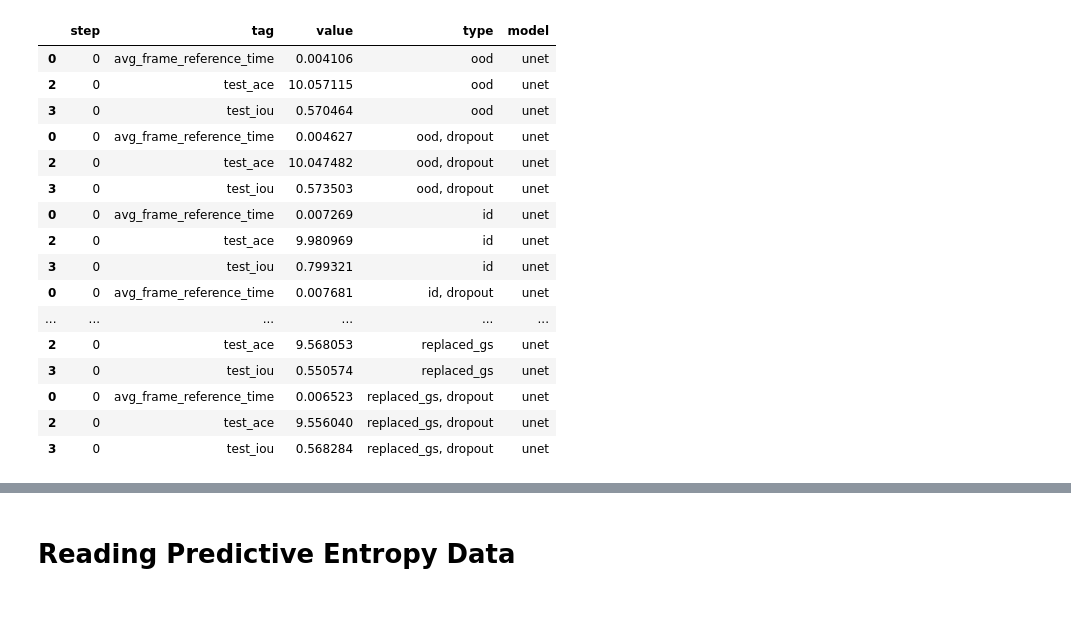
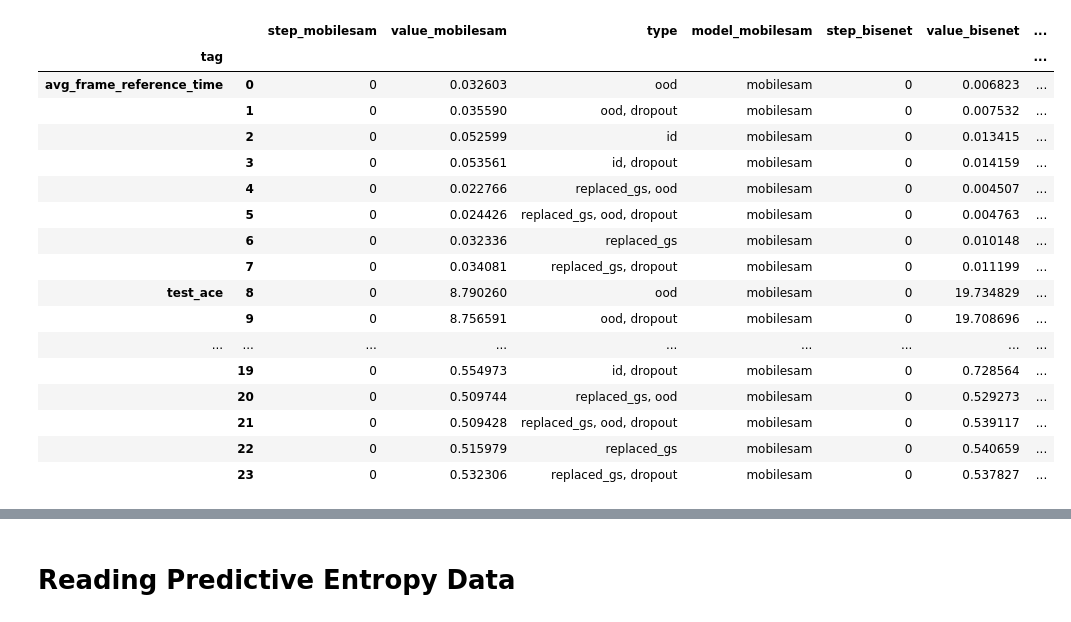
Before and after one commit to UTNuclearRoboticsPublic/assembly_glovebox_dataset, a Jupyter notebook: data/convert_scripts/tb_to_csv.ipynb, the cells around one changed output, grey strips where cells are left out. Saved outputs shown, nothing was run; the diff lists cells and outputs as text; code cells hidden in the pictures.

```diff
--- a/data/convert_scripts/tb_to_csv.ipynb
+++ b/data/convert_scripts/tb_to_csv.ipynb
@@ -79,39 +130,28 @@ result
 # %%
-dfs = {value: result.loc[result['model'] == value] for value in ['bisenet', 'mobilesam', 'unet']}
+dfs = {value: result.loc[result['model'] == value] for value in ['bisenet', 'mobilesam', 'unet', 'bisenet_ensemble', 'mobilesam_ensemble', 'unet_ensemble']}
-# %%
-y = dfs['mobilesam'].groupby(["tag"], group_keys=True).apply(lambda x: x.drop(columns=['step', 'tag']))
-x = dfs['bisenet'].groupby(["tag"], group_keys=True).apply(lambda x: x.drop(columns=['step', 'tag']))
-# %%
-dfs['unet']
-# %% [output]
-|  | step | tag | value | type | model |
-| 0 | 0 | avg_frame_reference_time | 0.004106 | ood | unet |
-| 2 | 0 | test_ace | 10.057115 | ood | unet |
-| 3 | 0 | test_iou | 0.570464 | ood | unet |
-| 0 | 0 | avg_frame_reference_time | 0.004627 | ood, dropout | unet |
-| 2 | 0 | test_ace | 10.047482 | ood, dropout | unet |
-| 3 | 0 | test_iou | 0.573503 | ood, dropout | unet |
-| 0 | 0 | avg_frame_reference_time | 0.007269 | id | unet |
-| 2 | 0 | test_ace | 9.980969 | id | unet |
-| 3 | 0 | test_iou | 0.799321 | id | unet |
-| 0 | 0 | avg_frame_reference_time | 0.007681 | id, dropout | unet |
-| ... | ... | ... | ... | ... | ... |
-| 2 | 0 | test_ace | 9.568053 | replaced_gs | unet |
-| 3 | 0 | test_iou | 0.550574 | replaced_gs | unet |
-| 0 | 0 | avg_frame_reference_time | 0.006523 | replaced_gs, dropout | unet |
-| 2 | 0 | test_ace | 9.556040 | replaced_gs, dropout | unet |
-| 3 | 0 | test_iou | 0.568284 | replaced_gs, dropout | unet |
 # %%
-x = dfs['mobilesam'].merge(dfs['bisenet'], on=['tag', 'type']).groupby(["tag"], group_keys=True).apply(lambda x: x.drop(columns=['step_x', 'tag', 'step_y']))
+x = dfs['mobilesam'].merge(dfs['bisenet'], on=['tag', 'type'], suffixes=("_mobilesam","_bisenet")).groupby(["tag"], group_keys=True).apply(lambda x: x.drop(columns=['tag']))
 x = x.merge(dfs['unet'], on=['tag', 'type']).groupby(["tag"], group_keys=True).apply(lambda x: x.drop(columns=['tag', 'step']))
-
-
-x = x.rename(columns={'value_x': 'mobilesam', 'value_y': 'bisenet', 'value': 'unet'})
-
-
-x.drop(columns=['model_x', 'model_y', 'model'], inplace=True)
-# columns_to_drop = ['model_x', 'model_y', 'model']
-# df = df.drop(columns=columns_to_drop)
-
-# TODO: remove epoch columns
-# TODO: fix avg time reference values
+x = x.merge(dfs['bisenet_ensemble'], on=['tag', 'type'], suffixes=("_unet","_bisenet_ensemble")).groupby(["tag"], group_keys=True).apply(lambda x: x.drop(columns=['tag', 'step']))
+x = x.merge(dfs['mobilesam_ensemble'], on=['tag', 'type']).groupby(["tag"], group_keys=True).apply(lambda x: x.drop(columns=['tag', 'step']))
+x = x.merge(dfs['unet_ensemble'], on=['tag', 'type'], suffixes=("_mobilesam_ensemble","_unet_ensemble")).groupby(["tag"], group_keys=True).apply(lambda x: x.drop(columns=['tag', 'step']))
+x
+# %% [output]
+|  |  | step_mobilesam | value_mobilesam | type | model_mobilesam | step_bisenet | value_bisenet | ... |
+| tag |  |  |  |  |  |  |  | ... |
+| avg_frame_reference_time | 0 | 0 | 0.032603 | ood | mobilesam | 0 | 0.006823 | ... |
+|  | 1 | 0 | 0.035590 | ood, dropout | mobilesam | 0 | 0.007532 | ... |
+|  | 2 | 0 | 0.052599 | id | mobilesam | 0 | 0.013415 | ... |
+|  | 3 | 0 | 0.053561 | id, dropout | mobilesam | 0 | 0.014159 | ... |
+|  | 4 | 0 | 0.022766 | replaced_gs, ood | mobilesam | 0 | 0.004507 | ... |
+|  | 5 | 0 | 0.024426 | replaced_gs, ood, dropout | mobilesam | 0 | 0.004763 | ... |
+|  | 6 | 0 | 0.032336 | replaced_gs | mobilesam | 0 | 0.010148 | ... |
+|  | 7 | 0 | 0.034081 | replaced_gs, dropout | mobilesam | 0 | 0.011199 | ... |
+| test_ace | 8 | 0 | 8.790260 | ood | mobilesam | 0 | 19.734829 | ... |
+|  | 9 | 0 | 8.756591 | ood, dropout | mobilesam | 0 | 19.708696 | ... |
+| ... | ... | ... | ... | ... | ... | ... | ... | ... |
+|  | 19 | 0 | 0.554973 | id, dropout | mobilesam | 0 | 0.728564 | ... |
+|  | 20 | 0 | 0.509744 | replaced_gs, ood | mobilesam | 0 | 0.529273 | ... |
+|  | 21 | 0 | 0.509428 | replaced_gs, ood, dropout | mobilesam | 0 | 0.539117 | ... |
+|  | 22 | 0 | 0.515979 | replaced_gs | mobilesam | 0 | 0.540659 | ... |
+|  | 23 | 0 | 0.532306 | replaced_gs, dropout | mobilesam | 0 | 0.537827 | ... |
```
Also changed, not shown: parts of 25 cells of this notebook.
